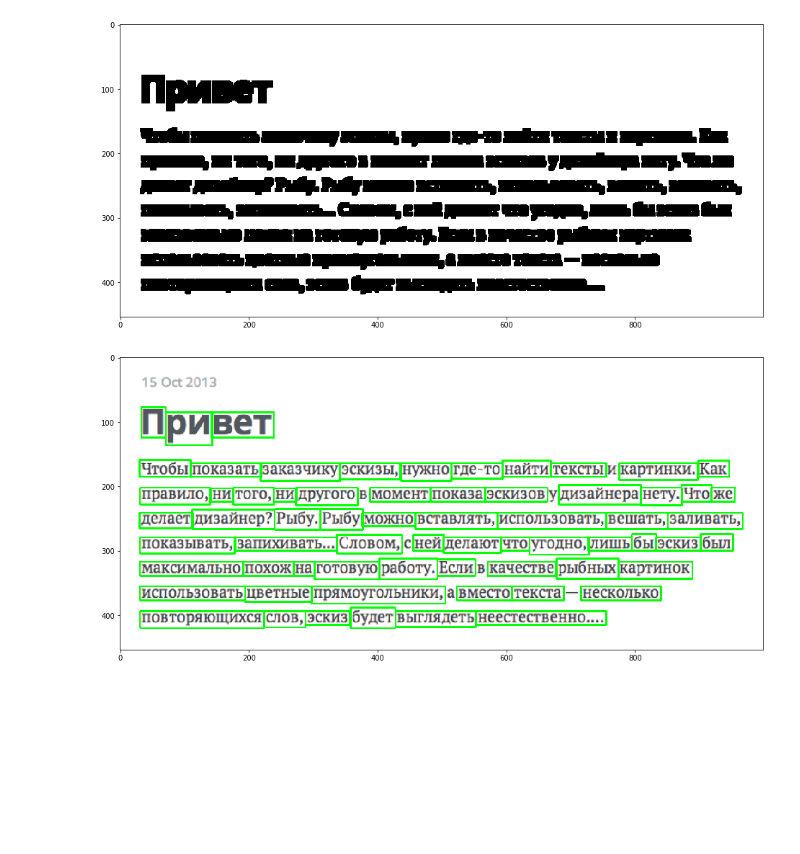
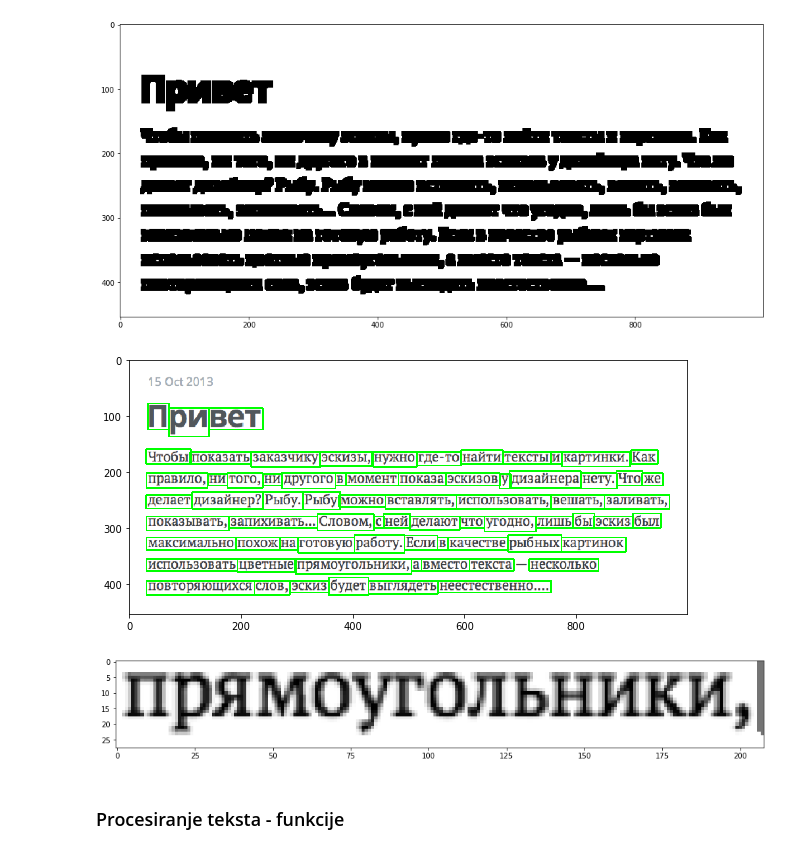
Before and after one commit to Marieta3/russian-text-recognition, a Jupyter notebook: russian-text-recognition.ipynb, the cells around one changed output. Cells and saved outputs as stored; diff of their text form; code cells hidden in the pictures; blank space fills up the shorter version.

```diff
--- a/russian-text-recognition.ipynb
+++ b/russian-text-recognition.ipynb
@@ -67,22 +72,30 @@ def select_roi(image_orig, image_bin):
     contours, hierarchy = cv2.findContours(image_bin.copy(), cv2.RETR_LIST, cv2.CHAIN_APPROX_SIMPLE)
     sorted_regions = [] # lista sortiranih regiona po X osi
     regions_array = []
+    regions_array_orig = []
     #contours1 = remove_inner_rois(contours)
     for contour in contours:
         x, y, w, h = cv2.boundingRect(contour) # koordinate i velicina granicnog pravougaonika
         area = cv2.contourArea(contour)
         #zasto 100? 30*42 sa malim greskama
-        if area > 100 and h < 100 and h > 15 and w > 20:
+        if area > 50 and h < 100 and h > 15 and w > 15:
             # kopirati [y:y+h+1, x:x+w+1] sa binarne slike i smestiti u novu sliku
             # oznaciti region pravougaonikom na originalnoj slici sa rectangle funkcijom
             if not is_inner(x, y, w, h, contours, image_bin.shape): #izbacujemo unutrasnje konture, npr ako imam slovo O
               region = image_bin[y:y+h+1, x:x+w+1]
               regions_array.append([resize_region(region), (x, y, w, h)])
+
+              image_orig_gray = image_gray(image_orig)
+              region_orig = image_orig_gray[y:y+h+1, x:x+w+1]
+              regions_array_orig.append([region_orig, (x, y, w, h)])
               cv2.rectangle(image_orig, (x, y), (x + w, y + h), (0, 255, 0), 2)
 
     regions_array = sorted(regions_array, key=lambda x: x[1][0])
     sorted_regions = [region[0] for region in regions_array]
-    return image_orig, sorted_regions
+
+    #regions_array_orig = sorted(regions_array_orig, key=lambda x: x[1][0])
+    sorted_regions_orig = [region[0] for region in regions_array_orig]
+    return image_orig, sorted_regions, sorted_regions_orig
 # %%
 def select_roi_with_distances(image_orig, image_bin):
     contours, hierarchy = cv2.findContours(image_bin.copy(), cv2.RETR_EXTERNAL, cv2.CHAIN_APPROX_SIMPLE)
@@ -256,7 +287,13 @@ display_image(glumac_bin)
 # %% [output]
 [figure]
 # %%
-selected_regions, letters_alf = select_roi(glumac.copy(), glumac_bin)
+selected_regions, letters_alf, letters_alf_orig = select_roi(glumac.copy(), glumac_bin)
 display_image(selected_regions)
 # %% [output]
-[figure, old version]
+[figure, new version]
+# %%
+display_image(letters_alf_orig[10])
+# %% [output]
+[figure, added]
+# %% [markdown]
+### Procesiranje teksta - funkcije
```
Also changed, not shown: parts of 14 cells of this notebook.
